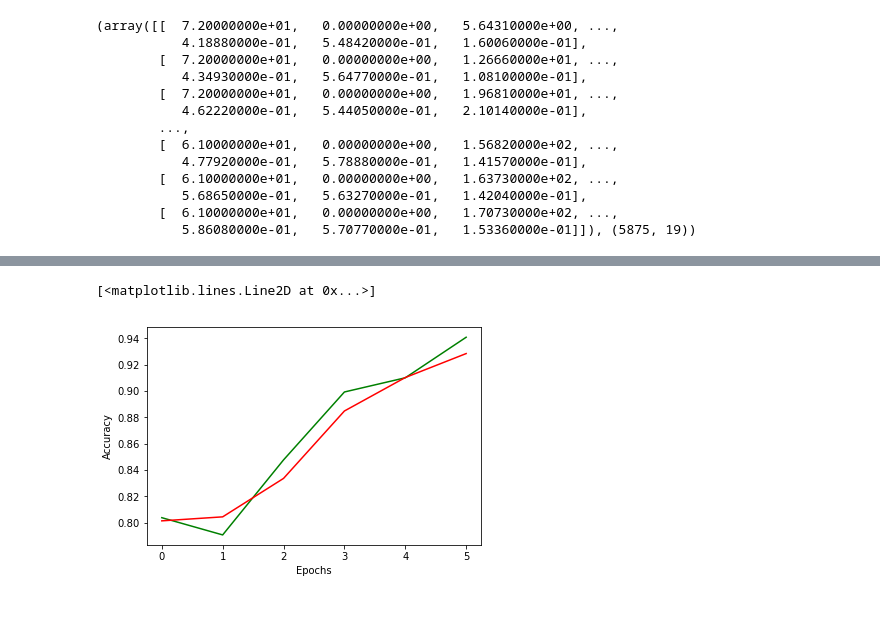
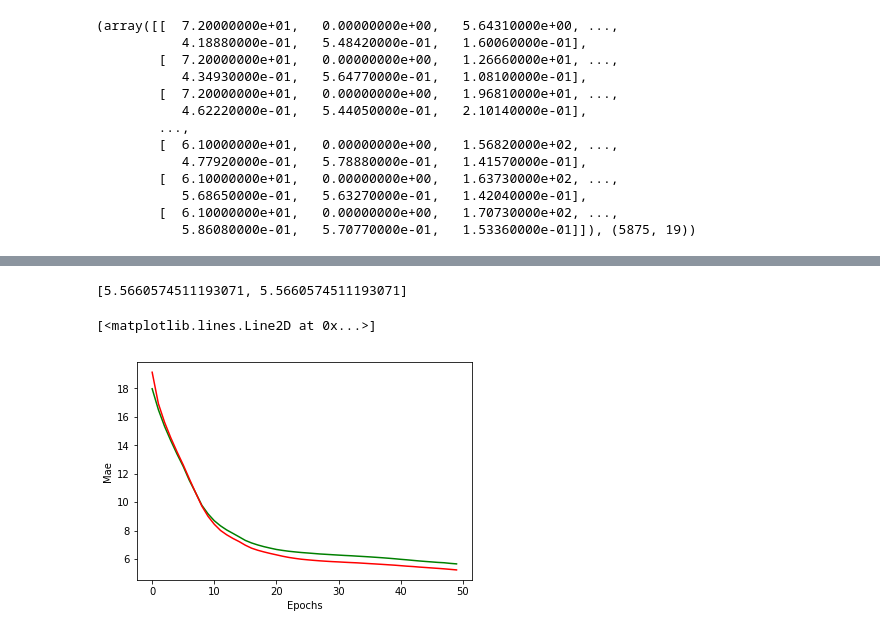
Before and after one commit to karadzic1101/NeuronskeMreze_PD, a Jupyter notebook: Projekat_niz.ipynb, the cells around one changed output, grey strips where cells are left out. Cells and saved outputs as stored; diff of their text form; code cells hidden in the pictures.

```diff
--- a/Projekat_niz.ipynb
+++ b/Projekat_niz.ipynb
@@ -34,13 +36,13 @@ data
 | 5874 | 42 | 61 | 0 | 170.73000 | 20.513 | 31.513 | 0.00282 | 0.000021 | 0.00135 | ... |
 5875 rows × 22 columns
 # %%
-y1 = data[['motor_UPDRS', 'total_UPDRS']]
+y1 = data[['motor_UPDRS']]
 x1 = data.drop(['subject#','motor_UPDRS', 'total_UPDRS'], axis=1)
 
 y = pn.DataFrame.as_matrix(y1)
 x = pn.DataFrame.as_matrix(x1)
 # %%
-epochs = 6
+epochs = 50
 # %%
 x, x.shape
 # %% [output]
@@ -85,11 +87,6 @@ x_test.shape, y_test.shape
 # %%
 model = Sequential()
-# model.add(Dense(units=130, input_shape =(22,)))
-# model.add(Activation(activation='relu'))
-# model.add(Dense(units=40) )
-# model.add(Activation(activation='relu'))
-# model.add(Dense(units=1))
-model.add(Dense(65, activation='relu', input_dim=19))
+model.add(Dense(65, activation='sigmoid', input_dim=19))
 # model.add(Dense(65, activation='sigmoid'))
-model.add(Dense(20, activation='softmax'))
-model.add(Dense(units=2))
+model.add(Dense(20, activation='sigmoid'))
+model.add(Dense(units=1))
@@ -99,7 +93,6 @@ model.add(Dense(units=2))
 # %%
 model.compile(optimizer='adam',
-              loss='categorical_crossentropy',
-              metrics=['accuracy'])
+              loss='mae', metrics=['mae'])
 # %%
 model.summary()
 # %% [output]
@@ -140,2 +135,4 @@ Epoch 6/6
 # %%
-evaluation = model.evaluate(x_test, y_test)
+model.evaluate(x_test, y_test)
+# %% [output]
+[5.5660574511193071, 5.5660574511193071]
@@ -144,13 +139,13 @@ evaluation = model.evaluate(x_test, y_test)
 # %%
-train_accuracy= history.history['acc']
+train_accuracy= history.history['mean_absolute_error']
 train_loss = history.history['loss']
-validation_accuracy = history.history['val_acc']
+validation_accuracy = history.history['val_mean_absolute_error']
 validation_loss = history.history['val_loss']
 epochs = history.epoch
 plt.xlabel("Epochs")
-plt.ylabel("Accuracy")
+plt.ylabel("Mae")
 plt.plot(epochs, validation_accuracy, c='green')
 plt.plot(epochs, train_accuracy, c='red')
 # %% [output]
 [<matplotlib.lines.Line2D at 0x...>]
-[figure, old version]
+[figure, new version]
```
Also changed, not shown: parts of 11 cells of this notebook, 2 other files.
